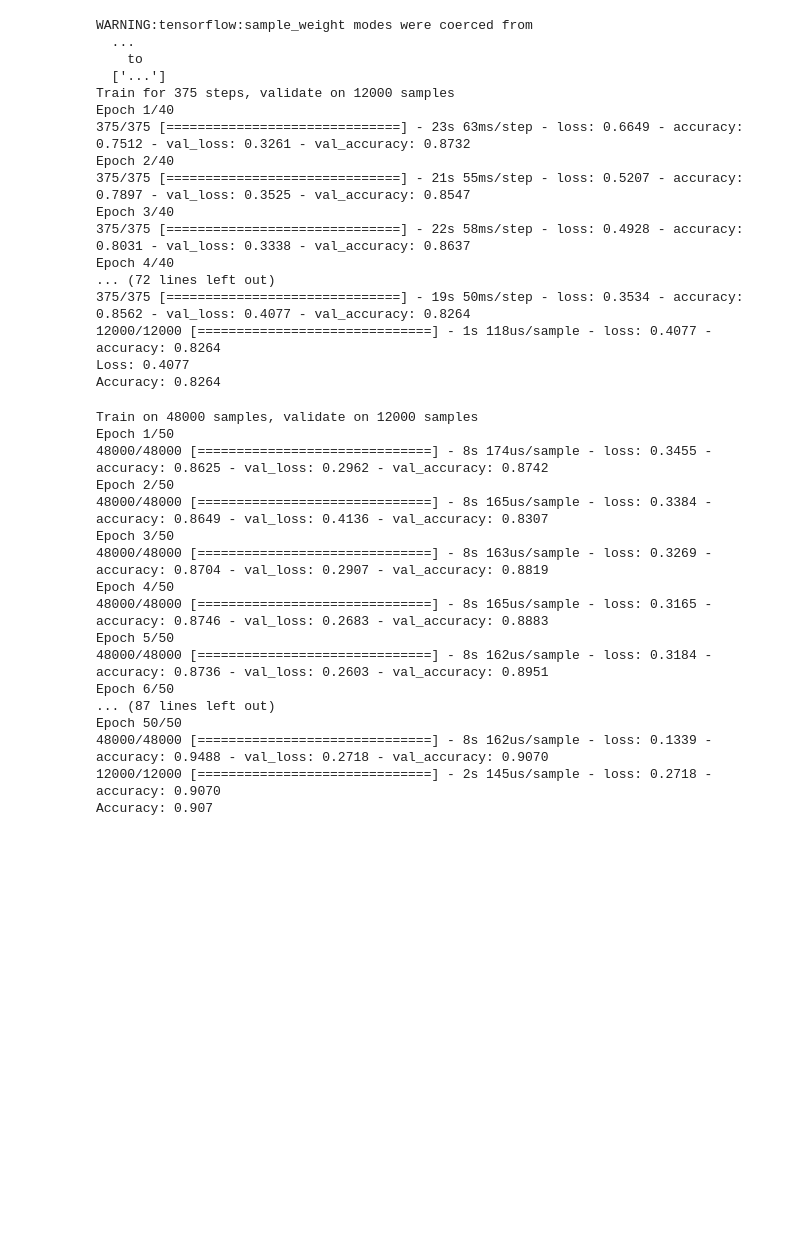
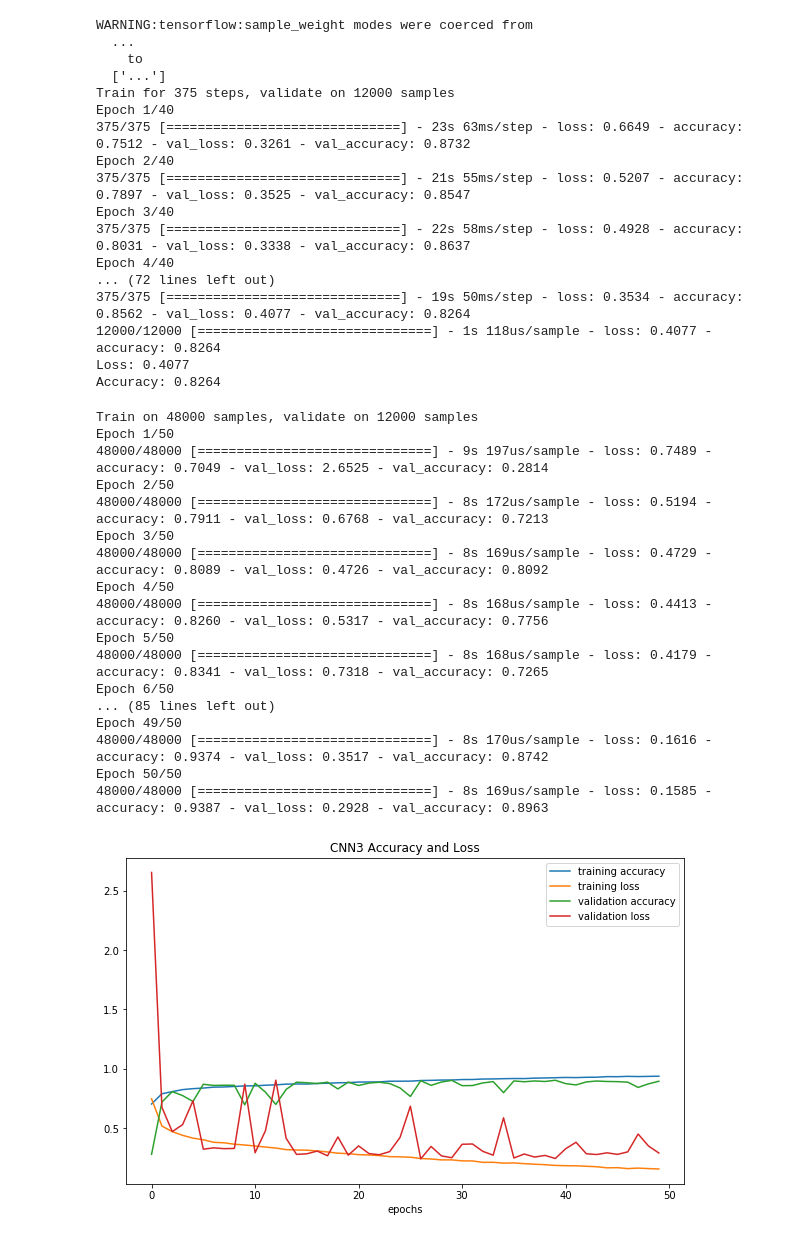
Before and after one commit to Tiankai-Jiang/ECE657A-A3, a Jupyter notebook: part2.ipynb, the cells around one changed output. Cells and saved outputs as stored; diff of their text form; code cells hidden in the pictures; blank space fills up the shorter version.

```diff
--- a/part2.ipynb
+++ b/part2.ipynb
@@ -104,4 +112,0 @@ INFO:tensorflow:Reduce to /job:localhost/replica:0/task:0/device:CPU:0 then broa
-# %%
-model.fit(X_train, y_train, epochs=40, batch_size=128)
-loss, acc = model.evaluate(X_test, y_test)
-print('Accuracy: %.3f' % acc)
@@ -151,52 +138,52 @@ Epoch 4/40
 Loss: 0.4077
 Accuracy: 0.8264
 # %%
-model = Sequential([
+CNN3 = Sequential([
     Conv2D(filters=32, kernel_size=(3, 3), activation='relu', padding='same', input_shape=(28,28,1)),
     BatchNormalization(),
     Conv2D(filters=32, kernel_size=(3, 3), activation='relu', padding='same'),
     BatchNormalization(),
     Dropout(0.5),
     Conv2D(filters=64, kernel_size=(3, 3), activation='relu', padding='same'),
     MaxPool2D(pool_size=(2, 2)),
     Dropout(0.5),
     Conv2D(filters=128, kernel_size=(3, 3), activation='relu', padding='same'),
     BatchNormalization(),
     Dropout(0.5),
     Conv2D(filters=256, kernel_size=(3, 3), activation='relu'),
     BatchNormalization(),
     Dropout(0.5),
     Flatten(),
     Dense(512, activation='relu'),
     BatchNormalization(),
     Dropout(0.5),
     Dense(128, activation='relu'),
     BatchNormalization(),
     Dropout(0.5),
     Dense(5, activation='softmax')
 ])
-model.compile(optimizer=Adam(lr=0.001, beta_1=0.9, beta_2=0.999), loss="categorical_crossentropy", metrics=["accuracy"])
+CNN3.compile(optimizer='adam', loss="categorical_crossentropy", metrics=["accuracy"])
+reduce_lr = ReduceLROnPlateau(monitor='val_loss', factor=0.2, patience=5, min_lr=0.001)
+historyCNN3 = CNN3.fit(X_train, y_train, epochs = 50, batch_size=128, validation_data = (X_val, y_val), callbacks = [reduce_lr])
+acc_plot(historyCNN3.history, 'CNN3')
+gen_csv(CNN3, 'CNN3')
+# %% [output]
+Train on 48000 samples, validate on 12000 samples
+Epoch 1/50
+48000/48000 [==============================] - 9s 197us/sample - loss: 0.7489 - accuracy: 0.7049 - val_loss: 2.6525 - val_accuracy: 0.2814
+Epoch 2/50
+48000/48000 [==============================] - 8s 172us/sample - loss: 0.5194 - accuracy: 0.7911 - val_loss: 0.6768 - val_accuracy: 0.7213
+Epoch 3/50
+48000/48000 [==============================] - 8s 169us/sample - loss: 0.4729 - accuracy: 0.8089 - val_loss: 0.4726 - val_accuracy: 0.8092
+Epoch 4/50
+48000/48000 [==============================] - 8s 168us/sample - loss: 0.4413 - accuracy: 0.8260 - val_loss: 0.5317 - val_accuracy: 0.7756
+Epoch 5/50
+48000/48000 [==============================] - 8s 168us/sample - loss: 0.4179 - accuracy: 0.8341 - val_loss: 0.7318 - val_accuracy: 0.7265
+Epoch 6/50
+... (85 lines left out)
+Epoch 49/50
+48000/48000 [==============================] - 8s 170us/sample - loss: 0.1616 - accuracy: 0.9374 - val_loss: 0.3517 - val_accuracy: 0.8742
+Epoch 50/50
+48000/48000 [==============================] - 8s 169us/sample - loss: 0.1585 - accuracy: 0.9387 - val_loss: 0.2928 - val_accuracy: 0.8963
+[figure, added]
-# %%
-reduce_lr = ReduceLROnPlateau(monitor='val_loss', factor=0.2, patience=5, min_lr=0.001)
-model.fit(X_train, y_train, epochs=50, batch_size=128, validation_data = (X_test, y_test), callbacks = [reduce_lr])
-loss, acc = model.evaluate(X_test, y_test)
-print('Accuracy: %.3f' % acc)
-# %% [output]
-Train on 48000 samples, validate on 12000 samples
-Epoch 1/50
-48000/48000 [==============================] - 8s 174us/sample - loss: 0.3455 - accuracy: 0.8625 - val_loss: 0.2962 - val_accuracy: 0.8742
-Epoch 2/50
-48000/48000 [==============================] - 8s 165us/sample - loss: 0.3384 - accuracy: 0.8649 - val_loss: 0.4136 - val_accuracy: 0.8307
-Epoch 3/50
-48000/48000 [==============================] - 8s 163us/sample - loss: 0.3269 - accuracy: 0.8704 - val_loss: 0.2907 - val_accuracy: 0.8819
-Epoch 4/50
-48000/48000 [==============================] - 8s 165us/sample - loss: 0.3165 - accuracy: 0.8746 - val_loss: 0.2683 - val_accuracy: 0.8883
-Epoch 5/50
-48000/48000 [==============================] - 8s 162us/sample - loss: 0.3184 - accuracy: 0.8736 - val_loss: 0.2603 - val_accuracy: 0.8951
-Epoch 6/50
-... (87 lines left out)
-Epoch 50/50
-48000/48000 [==============================] - 8s 162us/sample - loss: 0.1339 - accuracy: 0.9488 - val_loss: 0.2718 - val_accuracy: 0.9070
-12000/12000 [==============================] - 2s 145us/sample - loss: 0.2718 - accuracy: 0.9070
-Accuracy: 0.907
 # %%
```
Also changed, not shown: parts of 5 cells of this notebook, 2 other files.
